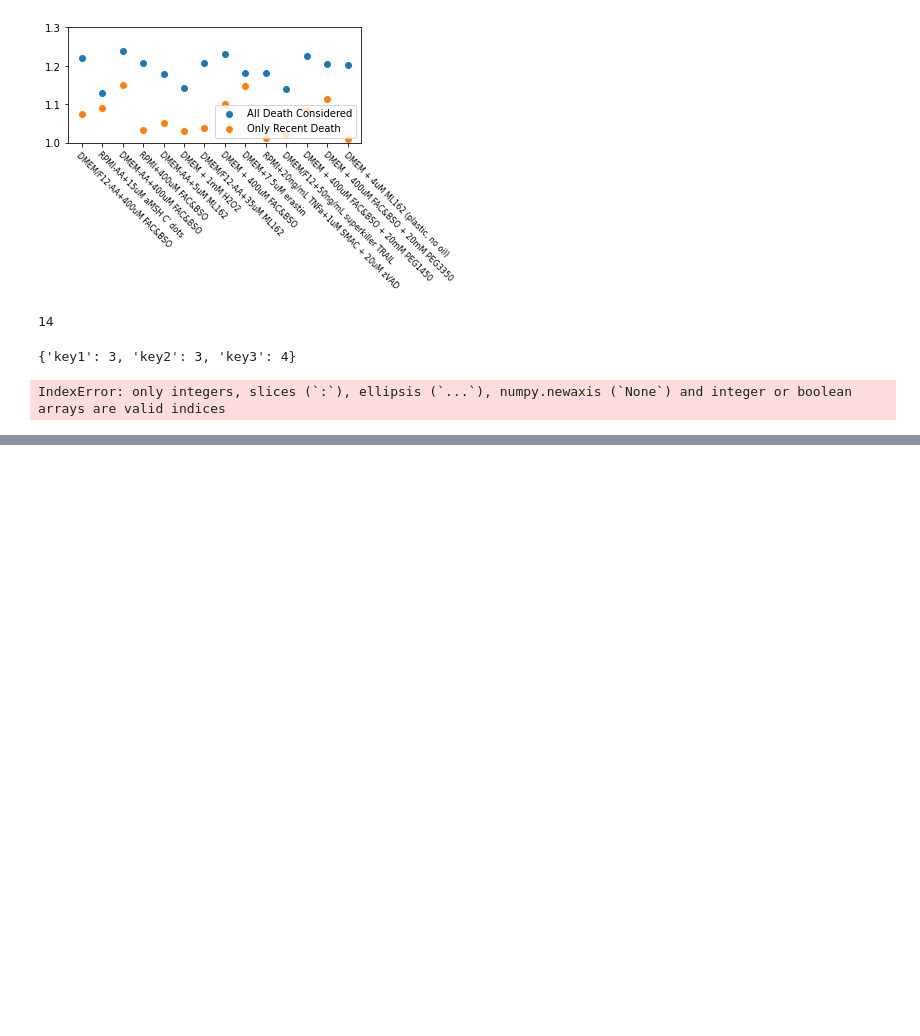
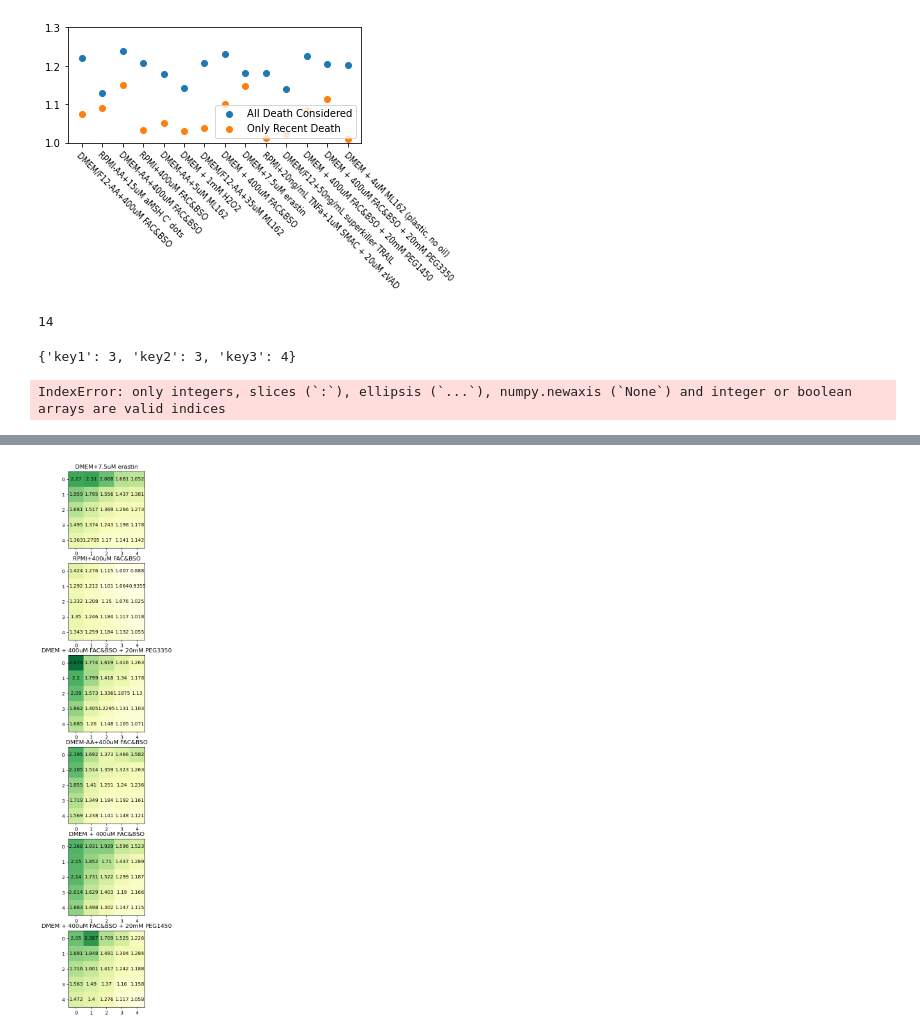
Before and after one commit to esraan/CellDeathQuantification, a Jupyter notebook: ExperimentsAndTryouts.ipynb, the cells around one changed output, grey strips where cells are left out. Drawn from its saved outputs; the diff is of its cells as text; code cells hidden in the pictures; blank space fills up the shorter version.

Commit message:
Updates for Esraa:
contains a demonstration notebook and some additional results files.
Also some improvements to existing basic functionalities @ NucleationAndPropagationMeasurements.py

```diff
--- a/ExperimentsAndTryouts.ipynb
+++ b/ExperimentsAndTryouts.ipynb
@@ -117,0 +127,14 @@ IndexError: only integers, slices (`:`), ellipsis (`...`), numpy.newaxis (`None`
+# %%
+main_res_dir = "/Users/yishaiazabary/PycharmProjects/University/CellDeathQuantification/Results/NonRandomalityFactorResults"
+all_subdirs = list(filter(lambda x: "scale" not in x.lower() and "ds_store" not in x.lower()  , os.listdir(main_res_dir)))
+all_subdirs_full_paths = list(map(lambda x: os.path.join(main_res_dir, x), all_subdirs))
+nrf_means_by_treatment = {}
+for sub_name, sub_path in zip(all_subdirs, all_subdirs_full_paths):
+    all_npy_fnames = list(filter(lambda x: x.endswith(".npy") and "compressed" not in x.lower(), os.listdir(sub_path)))
+    if not all_npy_fnames:
+        print(f"no npy found in {sub_name}")
+        continue
+    all_npy_fpaths = list(map(lambda x: os.path.join(sub_path, x), all_npy_fnames))
+    all_npy_values = np.array(list(map(lambda x: np.load(x), all_npy_fpaths)))
+    treatment_mean_nrf = np.mean(all_npy_values, axis=0)
+    nrf_means_by_treatment[sub_name] = treatment_mean_nrf
@@ -117,0 +150,20 @@ IndexError: only integers, slices (`:`), ellipsis (`...`), numpy.newaxis (`None`
+# %%
+import matplotlib.pyplot as plt
+
+fig, axis = plt.subplots(len(nrf_means_by_treatment), 1,  figsize=(120, 20))
+treat_idx = 0
+for treat_name, treat_nrf_mean_map in nrf_means_by_treatment.items():
+    axis[treat_idx].imshow(treat_nrf_mean_map, cmap="YlGn", vmin=1., vmax=3.)
+    axis[treat_idx].set_title(treat_name)
+
+
+    for i in range(len(treat_nrf_mean_map)):
+        for j in range(len(treat_nrf_mean_map[0])):
+            text = axis[treat_idx].text(j, i, np.float16(treat_nrf_mean_map[i, j]),
+                           ha="center", va="center", color="black")
+
+    treat_idx += 1
+
+plt.show()
+# %% [output]
+[figure, added]
```
Also changed, not shown: parts of 3 cells of this notebook, 8 other files.
